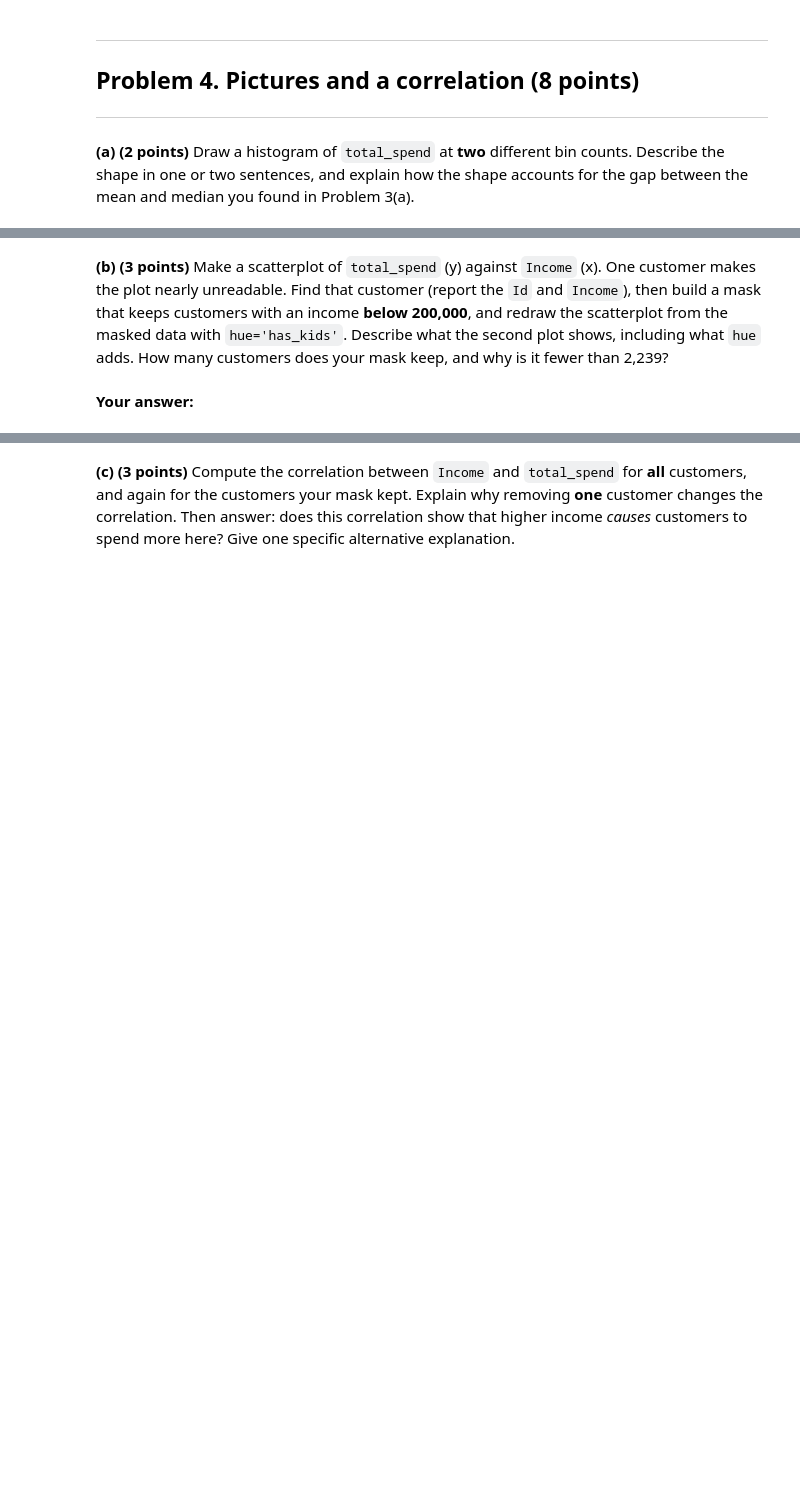
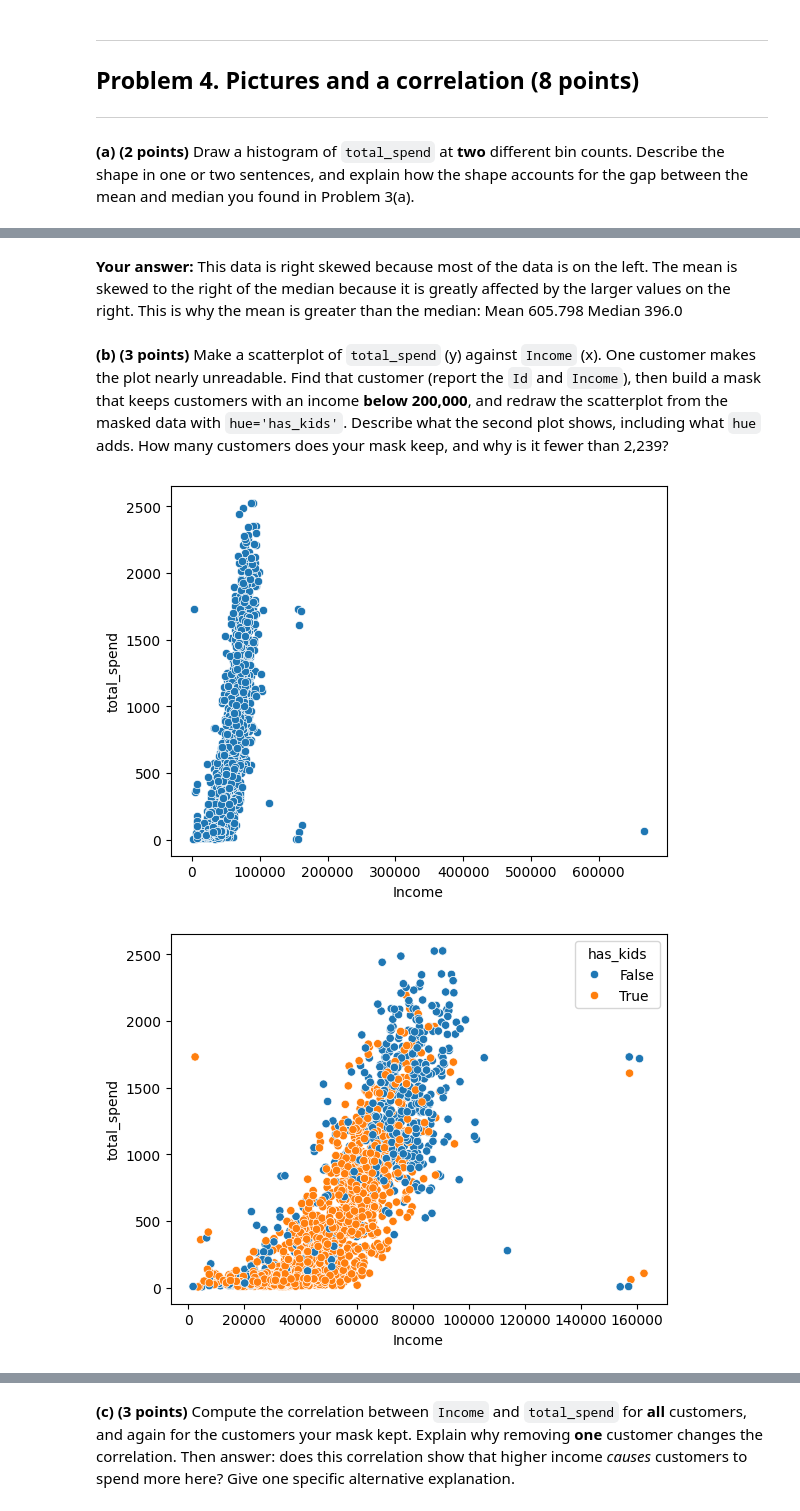
Before and after one commit to JoobZefty/dsc210, a Jupyter notebook: TakeHomeExams/exam1fall2026.ipynb, the cells around one changed output, grey strips where cells are left out. Saved outputs shown, nothing was run; the diff lists cells and outputs as text; code cells hidden in the pictures; blank space fills up the shorter version.

```diff
--- a/TakeHomeExams/exam1fall2026.ipynb
+++ b/TakeHomeExams/exam1fall2026.ipynb
@@ -219,2 +226,5 @@ It is suspicious that the income is either very high or very low for all of thes
+# %% [markdown]
+**Your answer:**
+This data is right skewed because most of the data is on the left. The mean is skewed to the right of the median because it is greatly affected by the larger values on the right. This is why the mean is greater than the median: Mean 605.798 Median 396.0
 # %% [markdown]
 **(b) (3 points)** Make a scatterplot of `total_spend` (y) against `Income` (x). One customer makes the plot nearly unreadable. Find that customer (report the `Id` and `Income`), then build a mask that keeps customers with an income **below 200,000**, and redraw the scatterplot from the masked data with `hue='has_kids'`. Describe what the second plot shows, including what `hue` adds. How many customers does your mask keep, and why is it fewer than 2,239?
@@ -223,2 +231,10 @@ It is suspicious that the income is either very high or very low for all of thes
-# %% [markdown]
-**Your answer:**
+# %%
+# Problem 4(b): your code here
+sns.scatterplot(data=superstore, x='Income', y='total_spend')
+plt.show()
+mask_income = superstore['Income'] < 200000
+sns.scatterplot(data=superstore[mask_income], x='Income', y='total_spend', hue='has_kids')
+plt.show()
+# %% [output]
+[figure, added]
+[figure, added]
```
Also changed, not shown: parts of 5 cells of this notebook.
